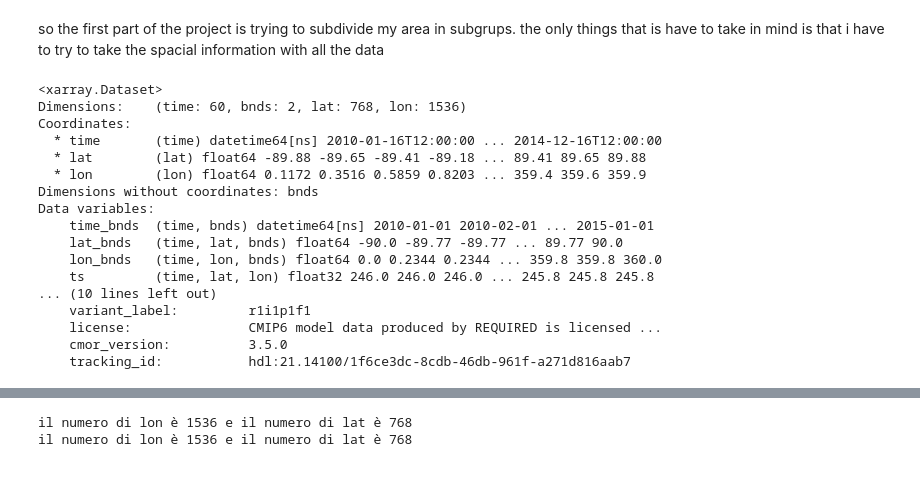
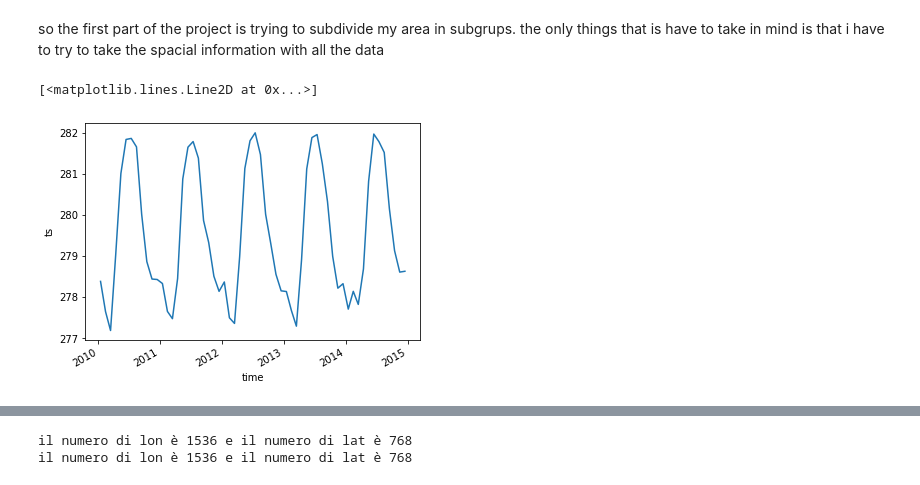
Before and after one commit to giodefa96/final_exam_envi, a Jupyter notebook: bozza/first_part.ipynb, the cells around one changed output, grey strips where cells are left out. Drawn from its saved outputs; the diff is of its cells as text; code cells hidden in the pictures.

```diff
--- a/bozza/first_part.ipynb
+++ b/bozza/first_part.ipynb
@@ -152,23 +142,3 @@ Text(0.5, 1.0, 'Temperature')
 - and the second part is using time series, so i have to aggregate in the spatial way my info, try to do some sort of time series clustering, something like my data science lab project.
 # %% [markdown]
 so the first part of the project is trying to subdivide my area in subgrups. the only things that is have to take in mind is that i have to try to take the spacial information with all the data
-# %%
-model_hiram
-# %% [output]
-<xarray.Dataset>
-Dimensions:    (time: 60, bnds: 2, lat: 768, lon: 1536)
-Coordinates:
-  * time       (time) datetime64[ns] 2010-01-16T12:00:00 ... 2014-12-16T12:00:00
-  * lat        (lat) float64 -89.88 -89.65 -89.41 -89.18 ... 89.41 89.65 89.88
-  * lon        (lon) float64 0.1172 0.3516 0.5859 0.8203 ... 359.4 359.6 359.9
-Dimensions without coordinates: bnds
-Data variables:
-    time_bnds  (time, bnds) datetime64[ns] 2010-01-01 2010-02-01 ... 2015-01-01
-    lat_bnds   (time, lat, bnds) float64 -90.0 -89.77 -89.77 ... 89.77 90.0
-    lon_bnds   (time, lon, bnds) float64 0.0 0.2344 0.2344 ... 359.8 359.8 360.0
-    ts         (time, lat, lon) float32 246.0 246.0 246.0 ... 245.8 245.8 245.8
-... (10 lines left out)
-    variant_label:         r1i1p1f1
-    license:               CMIP6 model data produced by REQUIRED is licensed ...
-    cmor_version:          3.5.0
-    tracking_id:           hdl:21.14100/1f6ce3dc-8cdb-46db-961f-a271d816aab7
@@ -174,0 +158,5 @@ Data variables:
+# %%
+model_hiram.ts.mean(('lat','lon')).plot()
+# %% [output]
+[<matplotlib.lines.Line2D at 0x...>]
+[figure, added]
```
Also changed, not shown: parts of 15 cells of this notebook, 1 other file.
